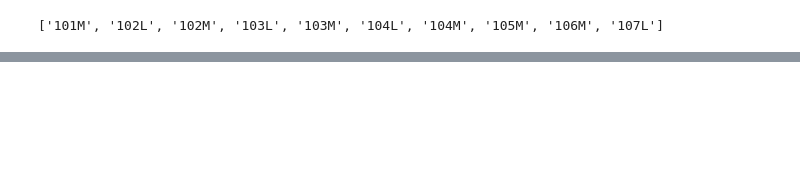
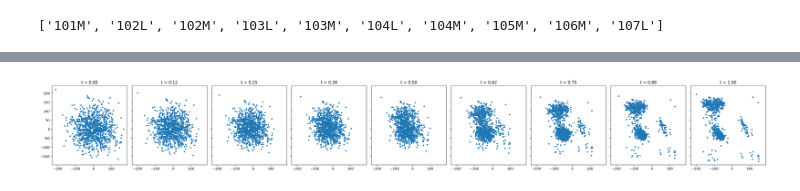
Before and after one commit to SebastianSeljak/Protein_Flow_Matching, a Jupyter notebook: pdb_loading.ipynb, the cells around one changed output, grey strips where cells are left out. Cells and saved outputs as stored; diff of their text form; code cells hidden in the pictures; blank space fills up the shorter version.

```diff
--- a/pdb_loading.ipynb
+++ b/pdb_loading.ipynb
@@ -176,0 +197,37 @@ protein_dict
+# %%
+flow = Flow()
+
+optimizer = torch.optim.Adam(flow.parameters(), 1e-2)
+loss_fn = nn.MSELoss()
+
+for _ in range(10000):
+    x_1 = Tensor(coords)
+    x_0 = torch.randn_like(x_1) * 60
+    t = torch.rand(len(x_1), 1)
+
+    x_t = (1 - t) * x_0 + t * x_1
+    dx_t = x_1 - x_0
+
+    optimizer.zero_grad()
+    loss_fn(flow(t=t, x_t=x_t), dx_t).backward()
+    optimizer.step()
+# %%
+x = torch.randn(1000, 2) * 60
+n_steps = 8
+fig, axes = plt.subplots(1, n_steps + 1, figsize=(30, 4), sharex=True, sharey=True)
+time_steps = torch.linspace(0, 1.0, n_steps + 1)
+
+axes[0].scatter(x.detach()[:, 0], x.detach()[:, 1], s=10)
+axes[0].set_title(f't = {time_steps[0]:.2f}')
+#axes[0].set_xlim(-3.0, 3.0)
+#axes[0].set_ylim(-3.0, 3.0)
+
+for i in range(n_steps):
+    x = flow.step(x_t=x, t_start=time_steps[i], t_end=time_steps[i + 1])
+    axes[i + 1].scatter(x.detach()[:, 0], x.detach()[:, 1], s=10)
+    axes[i + 1].set_title(f't = {time_steps[i + 1]:.2f}')
+
+plt.tight_layout()
+plt.show()
+# %% [output]
+[figure, added]
```
Also changed, not shown: parts of 10 cells of this notebook, 1 other file.
